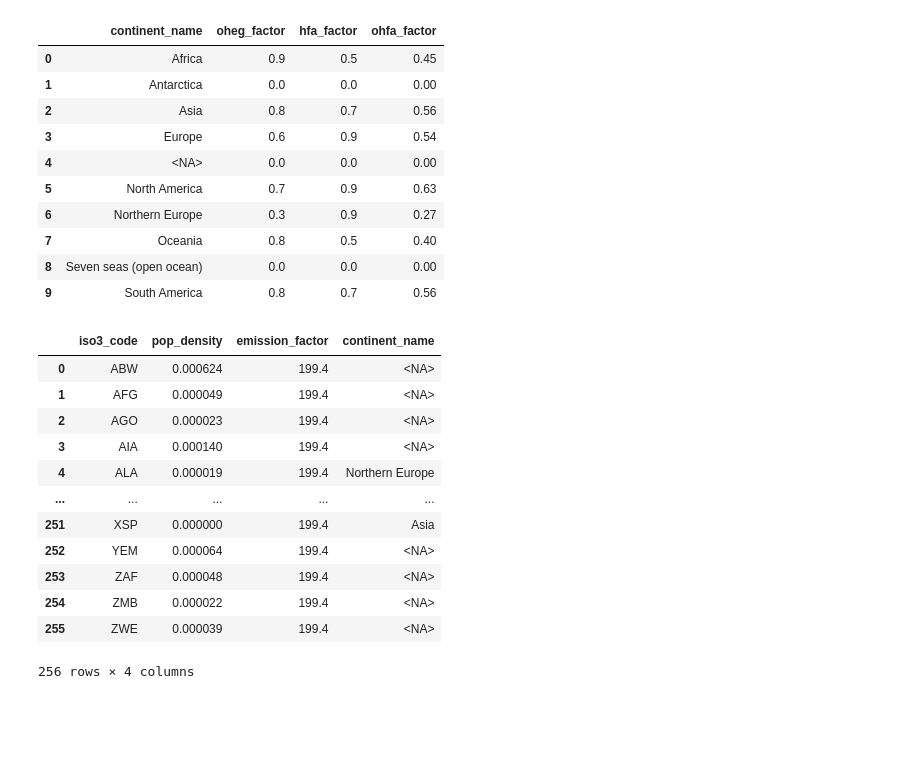
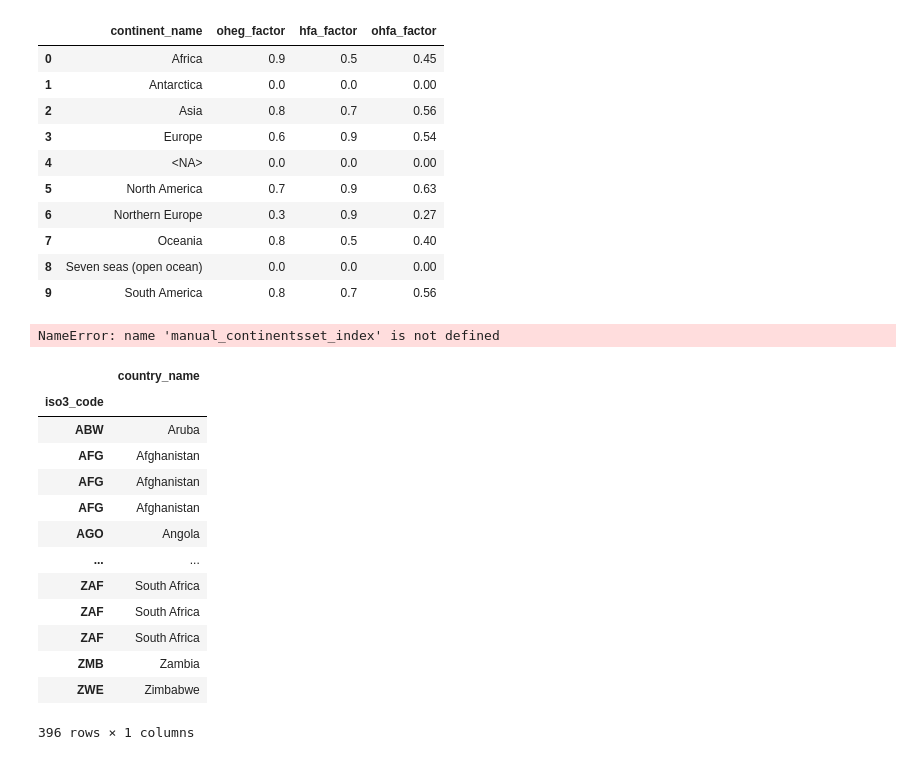
Before and after one commit to AvoinOrg/building-emissions, a Jupyter notebook: src/main/main.ipynb, the cells around one changed output. Cells and saved outputs as stored; diff of their text form; code cells hidden in the pictures; blank space fills up the shorter version.

```diff
--- a/src/main/main.ipynb
+++ b/src/main/main.ipynb
@@ -184,20 +203,6 @@ on_site_heat_data
 | 8 | Seven seas (open ocean) | 0.0 | 0.0 | 0.00 |
 | 9 | South America | 0.8 | 0.7 | 0.56 |
 # %%
-countries_data = parsed_datasets['countries_data']
-manual_continents_data = parsed_datasets['manual_continents_data']
-countries_data.join(manual_continents_data.set_index('iso3_code')['continent_name'], on='iso3_code')
+countries_data.join(manual_continentsset_index.set_index('iso3_code')['continent_name'], on='iso3_code')
 # %% [output]
-|  | iso3_code | pop_density | emission_factor | continent_name |
-| 0 | ABW | 0.000624 | 199.4 | <NA> |
-| 1 | AFG | 0.000049 | 199.4 | <NA> |
-| 2 | AGO | 0.000023 | 199.4 | <NA> |
-| 3 | AIA | 0.000140 | 199.4 | <NA> |
-| 4 | ALA | 0.000019 | 199.4 | Northern Europe |
-| ... | ... | ... | ... | ... |
-| 251 | XSP | 0.000000 | 199.4 | Asia |
-| 252 | YEM | 0.000064 | 199.4 | <NA> |
-| 253 | ZAF | 0.000048 | 199.4 | <NA> |
-| 254 | ZMB | 0.000022 | 199.4 | <NA> |
-| 255 | ZWE | 0.000039 | 199.4 | <NA> |
-256 rows × 4 columns
+NameError: name 'manual_continentsset_index' is not defined
@@ -203,0 +218,18 @@ countries_data.join(manual_continents_data.set_index('iso3_code')['continent_nam
+# %%
+cols = ['country_name']
+df.set_index('iso3_code')[cols]
+# %% [output]
+|  | country_name |
+| iso3_code |  |
+| ABW | Aruba |
+| AFG | Afghanistan |
+| AFG | Afghanistan |
+| AFG | Afghanistan |
+| AGO | Angola |
+| ... | ... |
+| ZAF | South Africa |
+| ZAF | South Africa |
+| ZAF | South Africa |
+| ZMB | Zambia |
+| ZWE | Zimbabwe |
+396 rows × 1 columns
```
Also changed, not shown: parts of 14 cells of this notebook, 3 other files.
